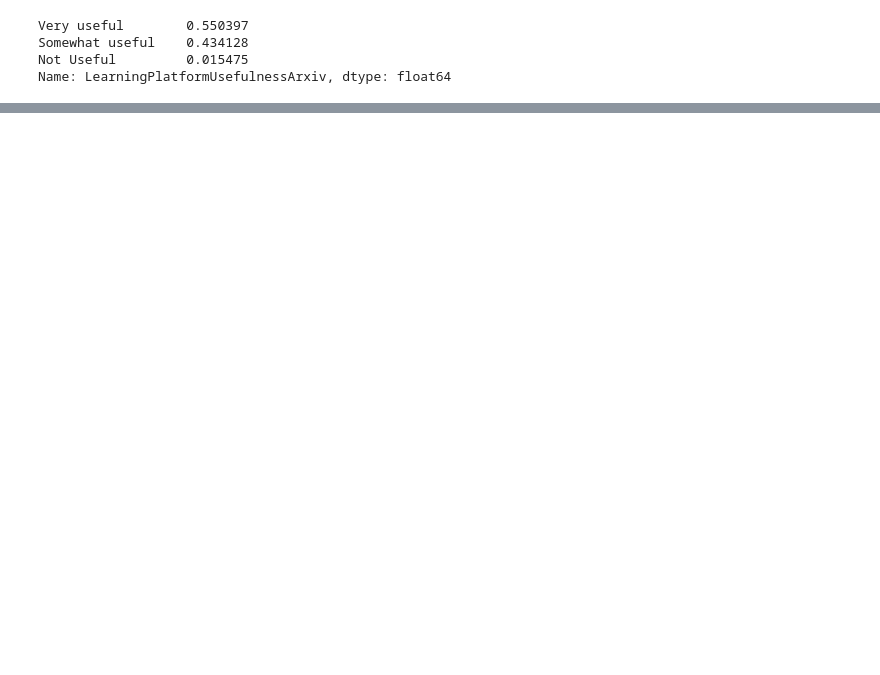
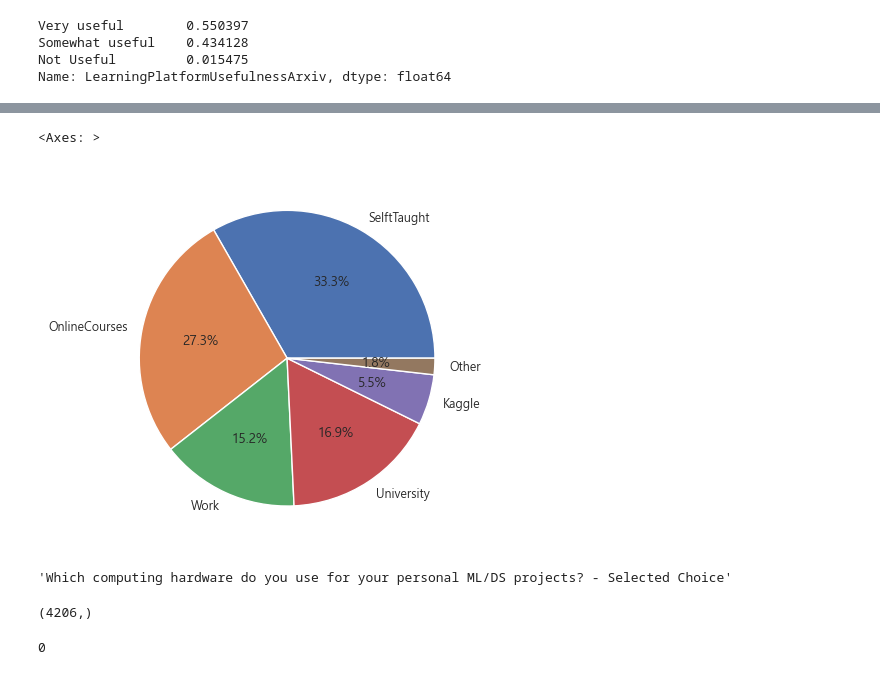
Before and after one commit to byulrim/KaggleExercise, a Jupyter notebook: kaggle_survey_2017_02.ipynb, the cells around one changed output, grey strips where cells are left out. Drawn from its saved outputs; the diff is of its cells as text; code cells hidden in the pictures; blank space fills up the shorter version.

```diff
--- a/kaggle_survey_2017_02.ipynb
+++ b/kaggle_survey_2017_02.ipynb
@@ -447,0 +391,7 @@ YouTube
+# %%
+category_mean_dict = {}
+for category in category_list:
+    temp = mca[category].mean()
+    category_mean_dict[category[len("LearningCategory"):]] = temp
+category_series = pd.Series(category_mean_dict)
+category_series
@@ -447,0 +406,17 @@ YouTube
+# %%
+category_series.plot.pie(autopct="%.1f%%")
+# %% [output]
+<Axes: >
+[figure, added]
+# %%
+mcq[mcq["Column"].str.contains("HardwarePersonalProjectsSelect")].iloc[0, 1]
+# %% [output]
+'Which computing hardware do you use for your personal ML/DS projects? - Selected Choice'
+# %%
+mca[mca["HardwarePersonalProjectsSelect"].notnull()]["HardwarePersonalProjectsSelect"].shape
+# %% [output]
+(4206,)
+# %%
+mca["HardwarePersonalProjectsSelect"].str.split(",", expand=True).stack().reset_index(level=1, drop=True).isna().sum()
+# %% [output]
+0
```
Also changed, not shown: parts of 12 cells of this notebook.
